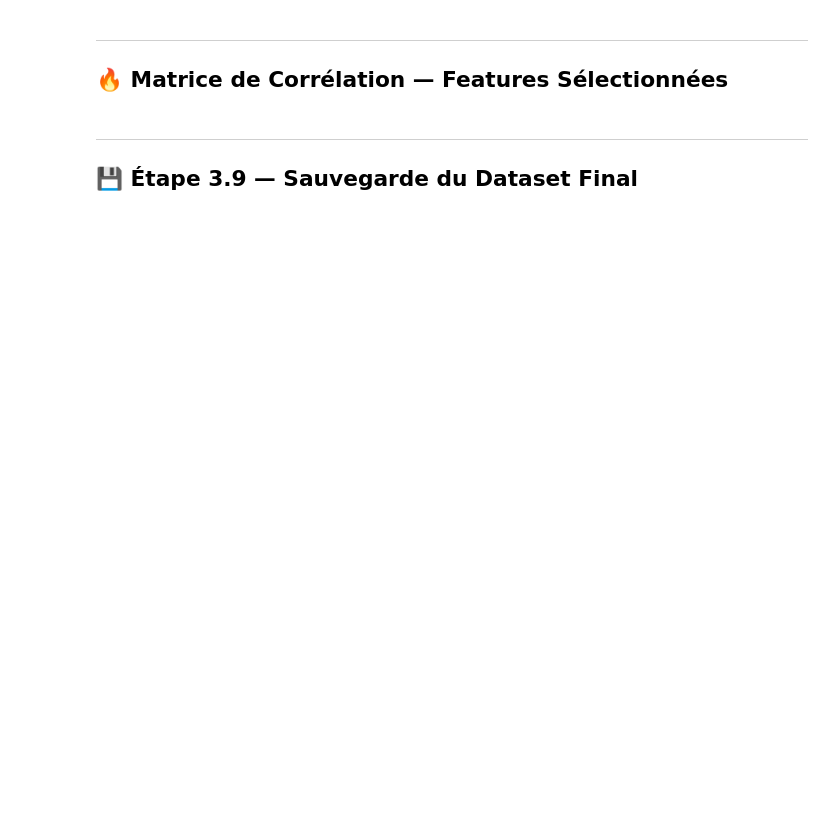
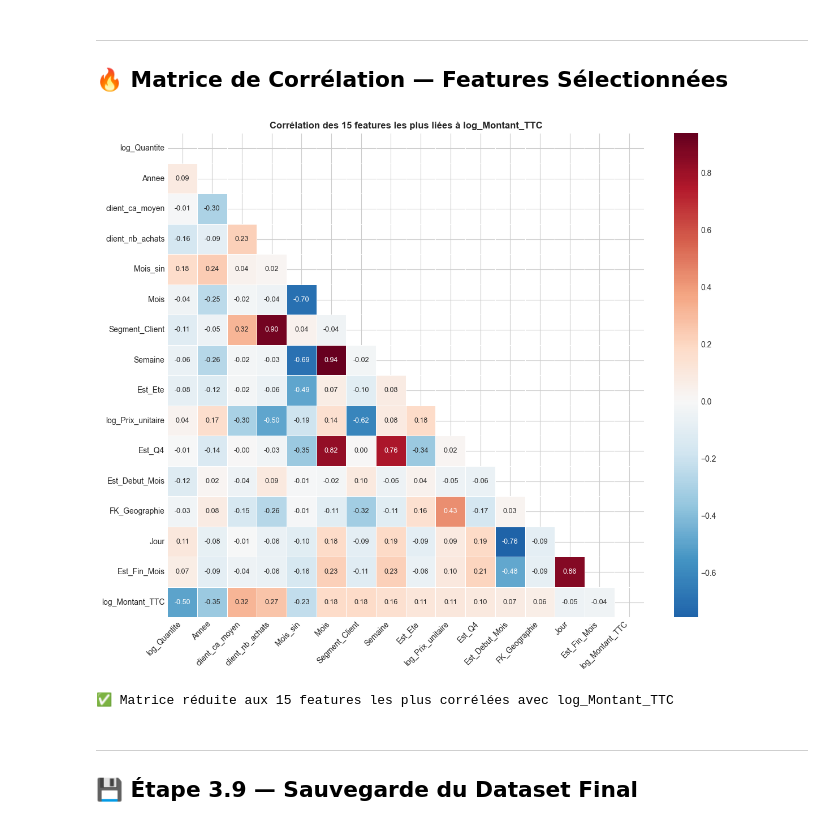
Before and after one commit to khaled424/Esprit-PI-ERPBI6-2025-2026-E_Commerce, a Jupyter notebook: notebooks/03_Feature_Engineering.ipynb, the cells around one changed output. Saved outputs shown, nothing was run; the diff lists cells and outputs as text; code cells hidden in the pictures; blank space fills up the shorter version.

```diff
--- a/notebooks/03_Feature_Engineering.ipynb
+++ b/notebooks/03_Feature_Engineering.ipynb
@@ -43,7 +43,7 @@ pd.set_option('display.float_format', '{:.2f}'.format)
 pd.set_option('display.max_columns', 30)
 
 # Chemins
-BASE_DIR   = Path(r'c:\4_ERP_BI\Semestre_2\E-commerce\ML_Engineering')
+BASE_DIR   = Path(r'C:\4_ERP_BI\Semestre_2\E-commerce\Esprit_PI_ERPBI_6_2025_2026_E_Commerce\02_ML_Engineering')
 INPUT_PATH = BASE_DIR / 'data' / 'processed' / 'dataset_ml.csv'
 OUTPUT_PATH= BASE_DIR / 'data' / 'processed' / 'dataset_ml_features.csv'
 FIG_DIR    = BASE_DIR / 'reports'
@@ -520,0 +916,31 @@ print('✅ Matrice sauvegardée')
+# %%
+# Matrice de corrélation réduite aux top features liés à la target
+plot_cols = SELECTED_FEATURES + [TARGET]
+plot_cols = [c for c in plot_cols if c in df_feat.columns]
+
+# Calcul de la corrélation complète
+corr_full = df_feat[plot_cols].corr()
+
+# Identifier les 15 features les plus corrélées à la target (en valeur absolue)
+target_corr = corr_full[TARGET].drop(TARGET).abs().sort_values(ascending=False)
+top_n = 15
+top_features = target_corr.head(top_n).index.tolist()
+top_features.append(TARGET)  # ajouter la target
+
+# Sous-matrice de corrélation
+corr_reduced = df_feat[top_features].corr()
+
+# Visualisation
+fig, ax = plt.subplots(figsize=(12, 10))
+mask = np.triu(np.ones_like(corr_reduced, dtype=bool))
+sns.heatmap(corr_reduced, mask=mask, annot=True, fmt='.2f', cmap='RdBu_r', center=0,
+            ax=ax, linewidths=0.5, annot_kws={'size': 9})
+ax.set_title(f'Corrélation des {top_n} features les plus liées à {TARGET}', fontsize=12, fontweight='bold')
+plt.xticks(rotation=45, ha='right')
+plt.tight_layout()
+plt.savefig(FIG_DIR / 'fig_corr_top_features.png', dpi=120, bbox_inches='tight')
+plt.show()
+print(f'✅ Matrice réduite aux {top_n} features les plus corrélées avec {TARGET}')
+# %% [output]
+[figure, added]
+✅ Matrice réduite aux 15 features les plus corrélées avec log_Montant_TTC
```
Also changed, not shown: parts of 28 cells of this notebook, 16 other files.
